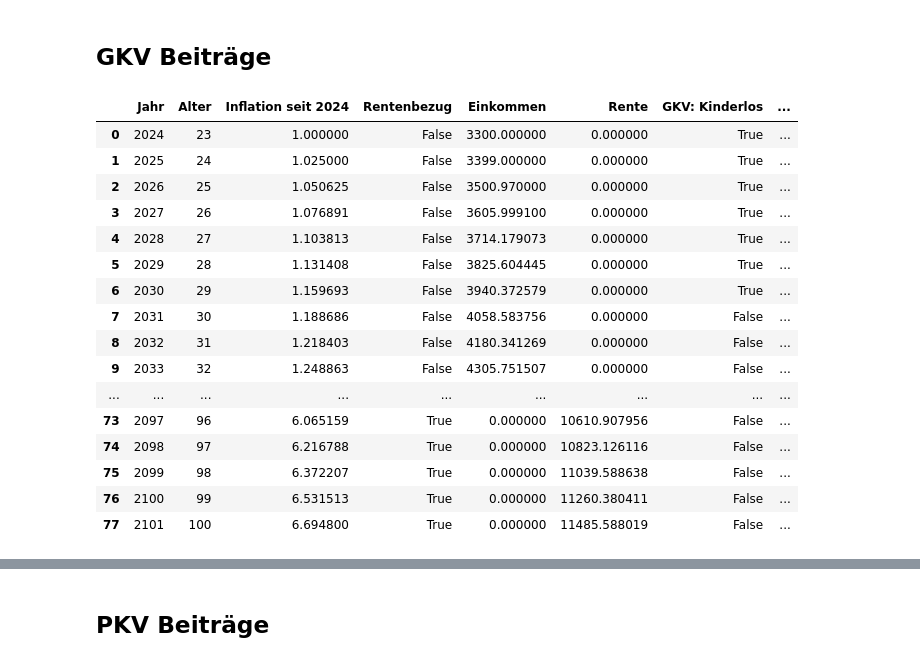
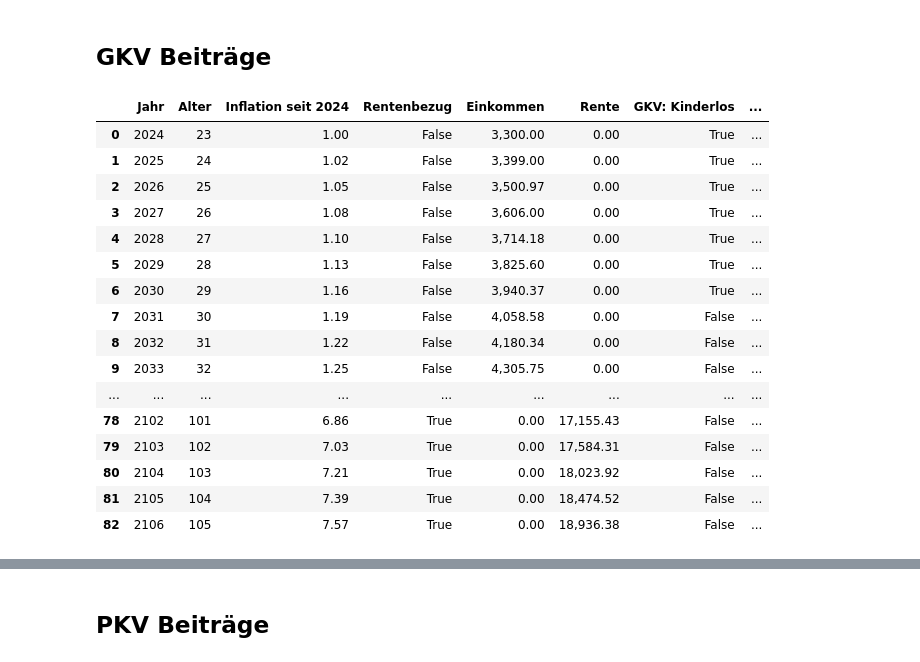
Before and after one commit to maxileith/pkv-kosten, a Jupyter notebook: notebook.ipynb, the cells around one changed output, grey strips where cells are left out. Cells and saved outputs as stored; diff of their text form; code cells hidden in the pictures.

```diff
--- a/notebook.ipynb
+++ b/notebook.ipynb
@@ -10,3 +11,4 @@ import collections
 pd.set_option('display.max_rows', None)
 pd.set_option('display.max_columns', None)
 pd.set_option('display.width', None)
+pd.options.display.float_format = '{:20,.2f}'.format
@@ -22,19 +34,20 @@ pd.set_option('display.width', None)
 # Termintechnische Daten
 JAHR = 2024
 EINTRITTSALTER = 23
-ENDALTER = 100
+ENDALTER = 105
 
 # Personenbezigene Daten
 LOHNSTEUER = 0.42
 SOLIDARITAETSZUSCHLAG = 0
 STEUERLAST = LOHNSTEUER + SOLIDARITAETSZUSCHLAG
+STEUERLAST_RENTNER = 0.42
 NETTOEINKOMMEN = 3300 # p.M.
 EINKOMMENSENTWICKLUNG = 0.03 # p.a.
 
 # Rente
 RENTENEINTRITTSALTER = 70
 RENTENANSPRUCH = 2500 # im Startjahr p.M.
-RENTENENTWICKLUNG = 0.02 # p.a.
+RENTENENTWICKLUNG = 0.025 # p.a.
 RENTENZUSCHUSS_PKV = 0.081
 RENTENZUSCHUSS_PKV_MAX_ANTEIL = 0.5 # maximaler Anteil, der von der Rentenversicherung bezuschusst wird. 2024 max. 50%
 
@@ -49,6 +62,7 @@ GKV_ANTEIL_RENTENVERSICHERUNG = 0.5
 GKV_GESAMTBEITRAG = GKV_BEITRAG + GKV_ZUSATZBEITRAG
 GKV_GESAMTBEITRAG_INKL_AG = GKV_GESAMTBEITRAG * (1 - GKV_ANTEIL_ARBEITGEBER)
 GKV_GESAMTBEITRAG_INKL_RV = GKV_GESAMTBEITRAG * (1 - GKV_ANTEIL_RENTENVERSICHERUNG)
+GKV_STEUERLICH_ANSETZBAR = 0.96
 
 # Pflegeversicherung in GKV
 # https://www.tk.de/firmenkunden/versicherung/beitraege-faq/pflegereform-2023/wie-hoch-ist-pv-beitrag-ab-01072023-2149454?tkcm=ab
@@ -114,12 +128,15 @@ PKV_BEITRAGSSTEIGERUNG = 0.035 # p.a.
 PKV_ANTEIL_ARBEITGEBER = 0.5
 PKV_BEITRAGSENTLASTUNGSPAKET = {
     'bezeichnung': 'PBE 2.0 350€',
-    'beitrag': 141.40,
+    'beitrag': 0, #141.40,
     'steuerlich_ansetzbar': -1, # wenn auf -1 gesetz wird der Anteil automatisch berechnet (durchschnittliche Absetzbarkeit)
 }
 PKV_BEITRAGSENTLASTUNGSPAKET_WIRKSAM_AB = 65 # Beitragssenkung ab 65
+PKV_GESETZLICHE_BEITRAGSENTLASTUNGSPAKET_WIRKSAM_AB = 65 # Beitragssenkung ab 65
 PKV_GESETZLICHE_BEITRAGSENTLASTUNG_EINZAHLUNG_BIS = 60 # Einzahlung bis x Jahre
 PKV_GESETZLICHE_BEITRAGSENTLASTUNG_ANTEIL = 0.1
+PKV_GESETZLICHE_BEITRAGSENTLASTUNG_REDUKTION = 0.07 # Beitrag wird um 8% gesenkt ab 65
+PKV_BEITRAGSENTLASTUNG_RENDITE = 0.02 # p.a.
 PKV_PV = {
     'bezeichnung': 'PVN',
     'beitrag': 50.47,
@@ -138,10 +155,15 @@ KINDER = [
         'versicherungsdauer': 24, # in Jahren (bis zum 24ten Geburtstag)
     },
 ]
-PKV_KINDER_BEITRAG = 150 # in 2024 (Inflation wird im Rechner beachtet)
+PKV_KINDER_BEITRAG = 130 # in 2024 (Inflation wird im Rechner beachtet)
 PKV_KINDER_BEITRAGSSTEIGERUNG = 0.035 # p.a.
 
 # Kapitalmarkt und Wirtschaft
 INFLATIONSRATE = 0.025 # p.a.
-RENDITE_KAPITALMARKT = 0.06 # p.a.
+RENDITE_KAPITALMARKT = 0.05 # p.a.
 KAPITALERTRAGSSTEUER = 0.25
+
+# Vermögensaufbau
+ON_TOP_INVESTIEREN = 50 # bis Rente werden 100€ über die PKV Preisvorteile hinaus investiert
+ON_TOP_AUTOMATISCH_ERHOEHEN = 0.03 # p.a.
+REDUKTION_ETF = 0.7 # Die Rate der PKV wird zum Renteneintritt um 60% reduziert
@@ -194,49 +220,50 @@ df
 # %%
 kinder_sortiert = sorted(KINDER, key=lambda k: k['alter_bei_geburt'])
 alter_wenn_erstes_kind = kinder_sortiert[0]['alter_bei_geburt'] if len(kinder_sortiert) > 0 else 1000
+alter_wenn_letztes_kind = kinder_sortiert[-1]['alter_bei_geburt'] + kinder_sortiert[-1]['versicherungsdauer'] if len(kinder_sortiert) > 0 else 1000
 
 anzahl_kinder_pv_relevant = np.zeros(ENDALTER - EINTRITTSALTER + 1)
 for kind in KINDER:
     start = kind['alter_bei_geburt'] - EINTRITTSALTER
     ende = start + GKV_PV_KINDER_ABSCHLAG_BIS
     for i in range(start, ende + 1):
         anzahl_kinder_pv_relevant[i] += 1
 
 
 df['GKV: Kinderlos'] = df['Alter'] < alter_wenn_erstes_kind
 df[f'GKV: Kinder bis {GKV_PV_KINDER_ABSCHLAG_BIS} Jahre'] = anzahl_kinder_pv_relevant.astype(int)
 df[f'GKV: Kinder bis {GKV_PV_KINDER_ABSCHLAG_BIS} Jahre PV Abschlag'] = df[f'GKV: Kinder bis {GKV_PV_KINDER_ABSCHLAG_BIS} Jahre'].map(GKV_PV_KINDER_ABSCHLAG_STAFFELUNG).fillna(0)
 
 df['GKV: Beitragsbemessungsgrenze'] = GKV_BEITRAGSBEMESSUNGSGRENZE * np.power(1 + GKV_BEITRAGSBEMESSUNGSGRENZE_STEIGERUNG, df['Alter'] - EINTRITTSALTER)
 
 df['GKV: Beitrag inkl. AG Anteil'] = df['GKV: Beitragsbemessungsgrenze'] * GKV_GESAMTBEITRAG_INKL_AG * (1 - df['Rentenbezug'])
 df['GKV: PV Beitrag inkl. AG Anteil'] = df['GKV: Beitragsbemessungsgrenze'] * (GKV_PV_BEITRAG * (1 - GKV_PV_ANTEIL_ARBEITGEBER) + GKV_PV_KINDERLOSENZUSCHLAG * df['GKV: Kinderlos'] - df[f'GKV: Kinder bis {GKV_PV_KINDER_ABSCHLAG_BIS} Jahre PV Abschlag']) * (1 - df['Rentenbezug'])
 df['GKV: Gesamt Beitrag inkl. AG Anteil'] = df['GKV: Beitrag inkl. AG Anteil'] + df['GKV: PV Beitrag inkl. AG Anteil']
 
 df['GKV: Beitrag Rente inkl. RV Anteil'] = np.minimum(df['Rente'], df['GKV: Beitragsbemessungsgrenze']) * GKV_GESAMTBEITRAG_INKL_RV * df['Rentenbezug']
 df['GKV: PV Beitrag Rente'] = np.minimum(df['Rente'], df['GKV: Beitragsbemessungsgrenze']) * (GKV_PV_BEITRAG + GKV_PV_KINDERLOSENZUSCHLAG * df['GKV: Kinderlos'] - df[f'GKV: Kinder bis {GKV_PV_KINDER_ABSCHLAG_BIS} Jahre PV Abschlag']) * df['Rentenbezug']
 df['GKV: Gesamt Beitrag Rente inkl. RV Anteil'] = df['GKV: Beitrag Rente inkl. RV Anteil'] + df['GKV: PV Beitrag Rente']
 
 df['GKV: Beitrag inkl. Zuschüsse exkl. LS'] = np.where(df['Rentenbezug'], df['GKV: Gesamt Beitrag Rente inkl. RV Anteil'], df['GKV: Gesamt Beitrag inkl. AG Anteil'])
-df['GKV: Steuererstattung'] = df['GKV: Beitrag inkl. Zuschüsse exkl. LS'] * STEUERLAST
+df['GKV: Steuererstattung'] = df['GKV: Beitrag inkl. Zuschüsse exkl. LS'] * np.where(df['Rentenbezug'], STEUERLAST_RENTNER, STEUERLAST) * GKV_STEUERLICH_ANSETZBAR
 df['GKV: Beitrag inkl. Zuschüsse inkl. LS'] = df['GKV: Beitrag inkl. Zuschüsse exkl. LS'] - df['GKV: Steuererstattung']
 
-df
+df.loc[:, ~df.columns.str.startswith('PKV: ')]
 # %% [output]
 |  | Jahr | Alter | Inflation seit 2024 | Rentenbezug | Einkommen | Rente | GKV: Kinderlos | ... |
-| 0 | 2024 | 23 | 1.000000 | False | 3300.000000 | 0.000000 | True | ... |
-| 1 | 2025 | 24 | 1.025000 | False | 3399.000000 | 0.000000 | True | ... |
-| 2 | 2026 | 25 | 1.050625 | False | 3500.970000 | 0.000000 | True | ... |
-| 3 | 2027 | 26 | 1.076891 | False | 3605.999100 | 0.000000 | True | ... |
-| 4 | 2028 | 27 | 1.103813 | False | 3714.179073 | 0.000000 | True | ... |
-| 5 | 2029 | 28 | 1.131408 | False | 3825.604445 | 0.000000 | True | ... |
-| 6 | 2030 | 29 | 1.159693 | False | 3940.372579 | 0.000000 | True | ... |
-| 7 | 2031 | 30 | 1.188686 | False | 4058.583756 | 0.000000 | False | ... |
-| 8 | 2032 | 31 | 1.218403 | False | 4180.341269 | 0.000000 | False | ... |
-| 9 | 2033 | 32 | 1.248863 | False | 4305.751507 | 0.000000 | False | ... |
+| 0 | 2024 | 23 | 1.00 | False | 3,300.00 | 0.00 | True | ... |
+| 1 | 2025 | 24 | 1.02 | False | 3,399.00 | 0.00 | True | ... |
+| 2 | 2026 | 25 | 1.05 | False | 3,500.97 | 0.00 | True | ... |
+| 3 | 2027 | 26 | 1.08 | False | 3,606.00 | 0.00 | True | ... |
+| 4 | 2028 | 27 | 1.10 | False | 3,714.18 | 0.00 | True | ... |
+| 5 | 2029 | 28 | 1.13 | False | 3,825.60 | 0.00 | True | ... |
+| 6 | 2030 | 29 | 1.16 | False | 3,940.37 | 0.00 | True | ... |
+| 7 | 2031 | 30 | 1.19 | False | 4,058.58 | 0.00 | False | ... |
+| 8 | 2032 | 31 | 1.22 | False | 4,180.34 | 0.00 | False | ... |
+| 9 | 2033 | 32 | 1.25 | False | 4,305.75 | 0.00 | False | ... |
 | ... | ... | ... | ... | ... | ... | ... | ... | ... |
-| 73 | 2097 | 96 | 6.065159 | True | 0.000000 | 10610.907956 | False | ... |
-| 74 | 2098 | 97 | 6.216788 | True | 0.000000 | 10823.126116 | False | ... |
-| 75 | 2099 | 98 | 6.372207 | True | 0.000000 | 11039.588638 | False | ... |
-| 76 | 2100 | 99 | 6.531513 | True | 0.000000 | 11260.380411 | False | ... |
-| 77 | 2101 | 100 | 6.694800 | True | 0.000000 | 11485.588019 | False | ... |
+| 78 | 2102 | 101 | 6.86 | True | 0.00 | 17,155.43 | False | ... |
+| 79 | 2103 | 102 | 7.03 | True | 0.00 | 17,584.31 | False | ... |
+| 80 | 2104 | 103 | 7.21 | True | 0.00 | 18,023.92 | False | ... |
+| 81 | 2105 | 104 | 7.39 | True | 0.00 | 18,474.52 | False | ... |
+| 82 | 2106 | 105 | 7.57 | True | 0.00 | 18,936.38 | False | ... |
```
Also changed, not shown: parts of 14 cells of this notebook.
